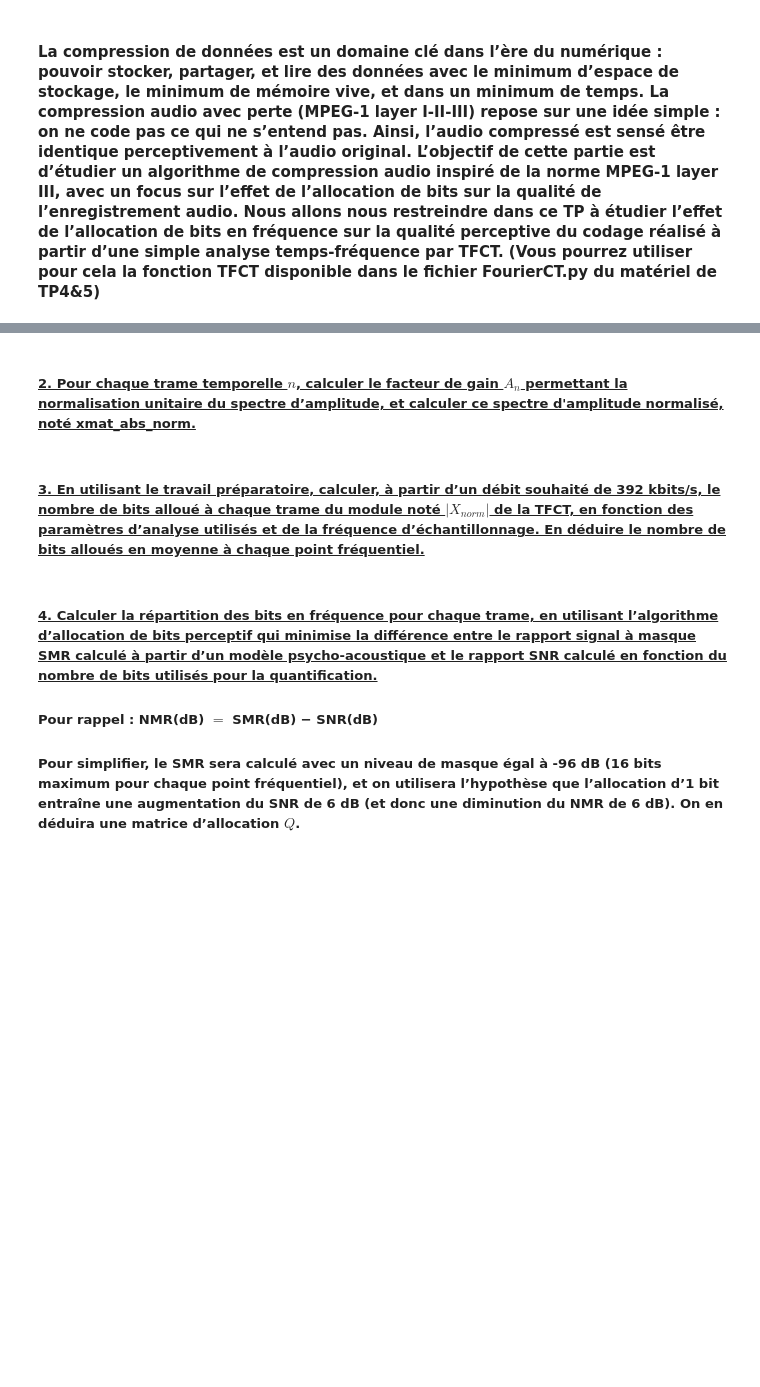
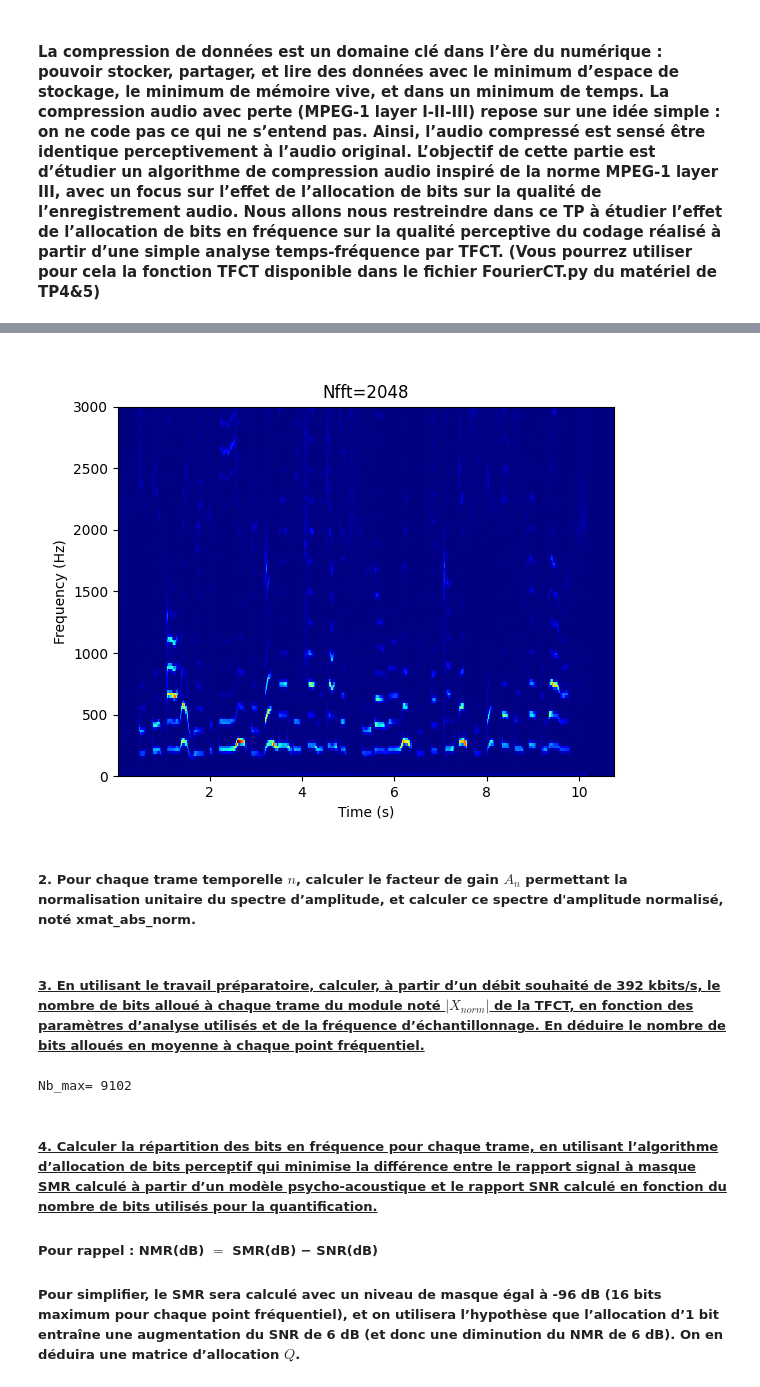
Before and after one commit to SharaineMALARVIJY/S1_Traitement_du_son, a Jupyter notebook: TP4et5/TP4_Son1.ipynb, the cells around one changed output, grey strips where cells are left out. Cells and saved outputs as stored; diff of their text form; code cells hidden in the pictures; blank space fills up the shorter version.

```diff
--- a/TP4et5/TP4_Son1.ipynb
+++ b/TP4et5/TP4_Son1.ipynb
@@ -55,7 +58,24 @@ from QuantCod import Fuquant
 
 ##### <u> 1. Calculer la TFCT $X$ du signal audio x.wav de votre choix, avec une taille de fenêtre et un pas d’avancement judicieusement choisis en fonction de la fréquence d’échantillonage du signal audio, et tracer le spectrogramme correspondant en fonction du temps en secondes et des fréquences en Hertz.
 # %%
-# Compléter
+PATH = "Sons/suzanneVega_tomsDiner.wav"
+
+fs, x_vect = wav.read(PATH)
+
+Nwin = 2048
+Nfft = 2048
+Nhop = 1024
+x_mat,t_vect,freq_vect = TFCT(Nwin, Nhop, Nfft, x_vect, fs)
+
+plt.figure()
+plt.pcolormesh(t_vect, freq_vect, np.abs(x_mat), cmap='jet')
+plt.title(f'Nfft={Nfft}')
+plt.xlabel('Time (s)')
+plt.ylabel('Frequency (Hz)')
+plt.ylim((0, 3000))
+plt.show()
+# %% [output]
+[figure, added]
 # %% [markdown]
-##### <u> 2. Pour chaque trame temporelle $n$, calculer le facteur de gain $A_n$ permettant la normalisation unitaire du spectre d’amplitude, et calculer ce spectre d'amplitude normalisé, noté xmat_abs_norm.
+##### 2. Pour chaque trame temporelle $n$, calculer le facteur de gain $A_n$ permettant la normalisation unitaire du spectre d’amplitude, et calculer ce spectre d'amplitude normalisé, noté xmat_abs_norm.
 # %%
@@ -63,7 +89,17 @@ from QuantCod import Fuquant
 # %% [markdown]
 ##### <u>3. En utilisant le travail préparatoire, calculer, à partir d’un débit souhaité de 392 kbits/s, le nombre de bits alloué à chaque trame du module noté $|X_{norm}|$ de la TFCT, en fonction des paramètres d’analyse utilisés et de la fréquence d’échantillonnage. En déduire le nombre de bits alloués en moyenne à chaque point fréquentiel.
 # %%
-# Compléter
+D = 392000
+L = int((fs-Nwin)/Nhop + 1)
+K1 = int((Nwin-1)/Nhop)
+K2 = int((fs-1)/Nhop)-L+1
+N_avant = K1 - (Nhop*K1*(K1+1))/(2*Nwin)
+N_apres = (K2*(fs - (L - 1)*Nhop)/Nwin) - (Nhop*K2*(K2 + 1)/(2*Nwin))
+Ntr = N_avant + L + N_apres
+Nb_max = int(D/Ntr)
+print(f"{Nb_max= }")
+# %% [output]
+Nb_max= 9102
 # %% [markdown]
 ##### <u> 4. Calculer la répartition des bits en fréquence pour chaque trame, en utilisant l’algorithme d’allocation de bits perceptif qui minimise la différence entre le rapport signal à masque SMR calculé à partir d’un modèle psycho-acoustique et le rapport SNR calculé en fonction du nombre de bits utilisés pour la quantification.</u>
 ##### Pour rappel : NMR(dB) $=$ SMR(dB) − SNR(dB)
```
Also changed, not shown: parts of 12 cells of this notebook.
